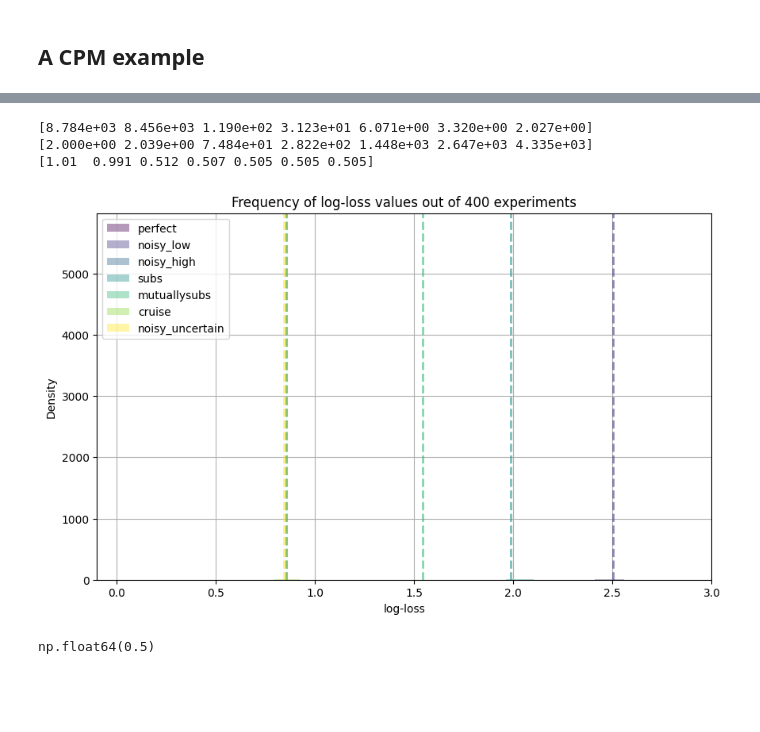
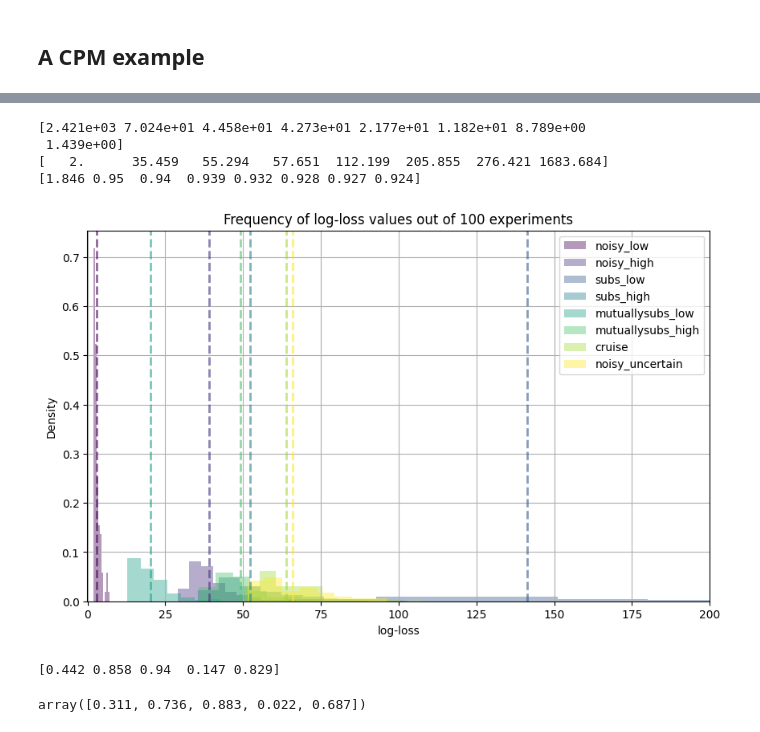
Before and after one commit to edgars7/machine_learning_classification_partiii, a Jupyter notebook: metric_simulations.ipynb, the cells around one changed output, grey strips where cells are left out. Saved outputs shown, nothing was run; the diff lists cells and outputs as text; code cells hidden in the pictures; blank space fills up the shorter version.

```diff
--- a/metric_simulations.ipynb
+++ b/metric_simulations.ipynb
@@ -9,7 +9,7 @@ np.set_printoptions(precision=3)
 # %%
 # These are important
 b = 6
-M = 7
+M = 8
 
 u = np.random.uniform(0,1,M)*b
 P = np.exp(np.log(b)*u)
@@ -225,10 +231,13 @@ plt.plot(np.arange(M), np.mean(X, axis=0))
 # %%
 # This part compares how the metrics would with different classifiers
-types_n_params = {'perfect': 0,
-                  'noisy_low': 4,
+types_n_params = {'noisy_low': 4,
                   'noisy_high': 0.1,
-                  'subs': [M-1, 2, 1, 0, 2],
-                  'mutuallysubs': [M-1, 2, 1, 0, 2],
+                  #'subs_perfect': [M-1, 2, 1, 0, 10],
+                  'subs_low': [M-1, 2, 1, 0, 4],
+                  'subs_high': [M-1, 2, 1, 0, 0.1],
+                  #'mutuallysubs_perfect': [M-1, 2, 1, 0, 10],
+                  'mutuallysubs_low': [M-1, 2, 1, 0, 4],
+                  'mutuallysubs_high': [M-1, 2, 1, 0, 0.1],
                   'cruise': [M-1, 0.002],
                   'noisy_uncertain': 0}
 print(np.max(P)/np.min(P))
@@ -237,48 +246,53 @@ print(np.max(P)/np.min(P))
 # %%
-ITER_SIZE = 400
+ITER_SIZE = 100
 WEIGHTS = 1/P
-func = brier_score #log_loss
+func = log_loss
 print(WEIGHTS)
 print(1 + ((1/np.min(P))*P))
 print((1 + ((1/np.min(P))*P))*WEIGHTS/np.sum(WEIGHTS))
 
 all_data = []
 for key in types_n_params:
     details = key.split('_')
     params = types_n_params[key]
     baseline_cpm = CPM(details[0], M, P, params)
     metric_loss_sample = []
     for k in range(ITER_SIZE):
         metric_loss = 0
         # Generates samples
         for i in range(M):
-            samples = baseline_cpm.dirichlet_sample(i, delta=10,
+            samples = baseline_cpm.dirichlet_sample(i, delta=1,
                                                     size=1 + int((1/np.min(P))*P[i]))
-            metric_loss += WEIGHTS[i]*np.sum(func(samples[:,i], i))
+            metric_loss += WEIGHTS[i]*np.sum([func(x, i) for x in samples])
 
         metric_loss_sample.append(metric_loss/np.sum(WEIGHTS))
     all_data.append(np.array(metric_loss_sample))
 
 plt.figure(figsize=(10, 6))
 keys = list(types_n_params.keys())
 colors = plt.cm.viridis(np.linspace(0, 1, len(keys)))
 for i, sample in enumerate(all_data):
     plt.hist(sample, bins=10, alpha=0.4, label=f'{keys[i]}', color=colors[i], density=True)
     plt.axvline(np.mean(sample), alpha=0.6, color=colors[i], linestyle='--', linewidth=2)
 
-plt.xlim(left=-0.1, right=3)
+plt.xlim(left=-0.1, right=200)
 plt.title(f'Frequency of log-loss values out of {ITER_SIZE} experiments')
 plt.xlabel('log-loss')
 plt.ylabel('Density')
 plt.legend()
 plt.grid(True)
 plt.show()
 # %% [output]
-[8.784e+03 8.456e+03 1.190e+02 3.123e+01 6.071e+00 3.320e+00 2.027e+00]
-[2.000e+00 2.039e+00 7.484e+01 2.822e+02 1.448e+03 2.647e+03 4.335e+03]
-[1.01  0.991 0.512 0.507 0.505 0.505 0.505]
+[2.421e+03 7.024e+01 4.458e+01 4.273e+01 2.177e+01 1.182e+01 8.789e+00
+ 1.439e+00]
+[   2.      35.459   55.294   57.651  112.199  205.855  276.421 1683.684]
+[1.846 0.95  0.94  0.939 0.932 0.928 0.927 0.924]
-[figure, old version]
+[figure, new version]
-# %%
-brier_score(np.array([0,0.5,0.5]), 2)
-# %% [output]
-np.float64(0.5)
+# %%
+np.mean(all_data, axis=1)
+U = np.random.uniform(0,1,5)
+print(U)
+(U - (U == U[0]))**2
+# %% [output]
+[0.442 0.858 0.94  0.147 0.829]
+array([0.311, 0.736, 0.883, 0.022, 0.687])
```
Also changed, not shown: parts of 4 cells of this notebook.
